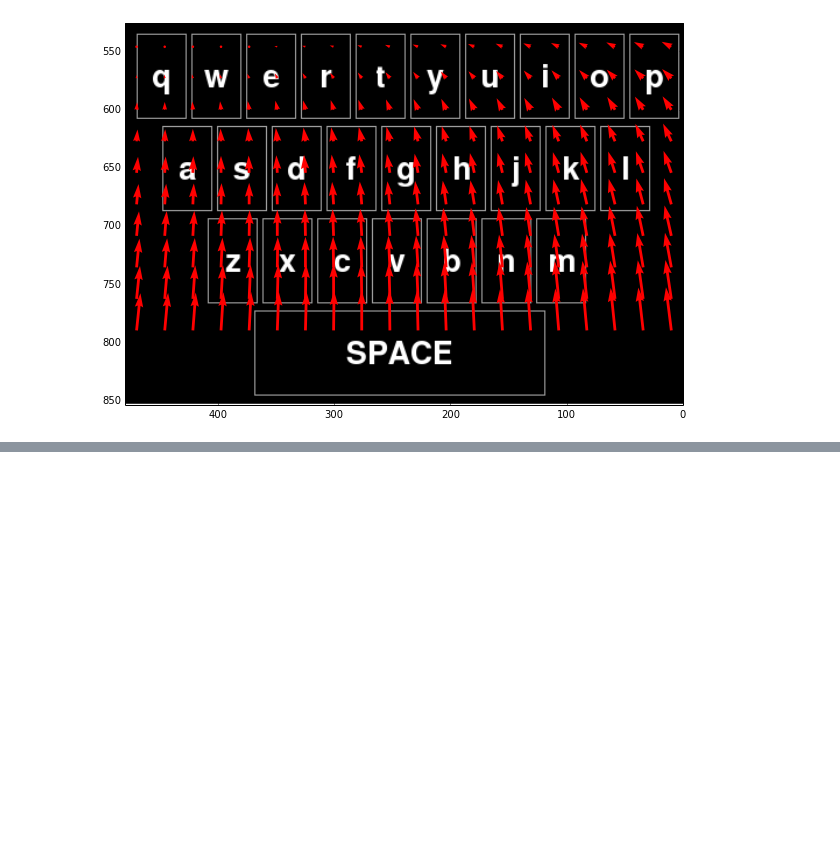
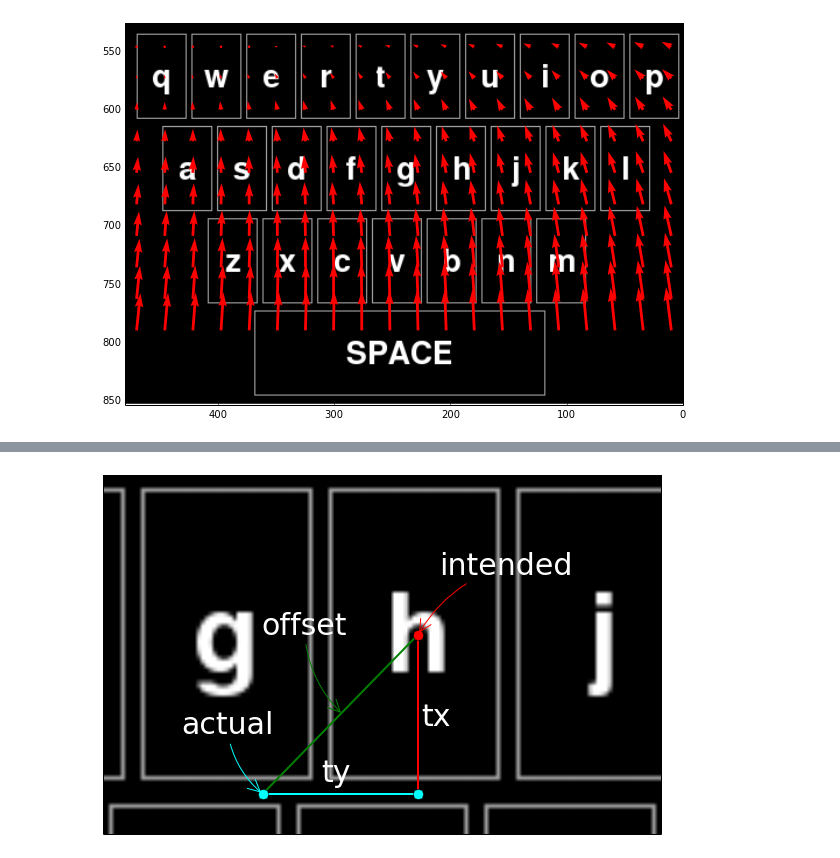
Before and after one commit to Vorte/Level5Project, a Jupyter notebook: notebooks/offsets/OffsetModel.ipynb, the cells around one changed output, grey strips where cells are left out. Drawn from its saved outputs; the diff is of its cells as text; code cells hidden in the pictures; blank space fills up the shorter version.

Commit message:
added script explaining the way offsets are modelled

```diff
--- a/notebooks/offsets/OffsetModel.ipynb
+++ b/notebooks/offsets/OffsetModel.ipynb
@@ -238,0 +236,42 @@ plt.show()
+# %%
+fig = plt.figure(1,figsize=(10,7))
+ax = fig.add_subplot(111, autoscale_on=False, xlim=(210,350), ylim=(175, 85))
+
+im = plt.imread("../../keyboard.png")
+implot = plt.imshow(im)
+#, extent=[0, 64, 92, 0])
+
+#fig= plt.figure(figsize=(4, 6))
+
+x = [289, 250]
+y = [125, 165]
+plt.plot(x, y, linewidth = 2.0, marker = 'o', color = 'green', markersize = 10)
+
+x = [289, 289]
+y = [125, 165]
+plt.plot(x, y, linewidth = 2.0, marker = 'o', color = 'r', markersize = 10)
+
+x = [250, 289]
+y = [165, 165]
+plt.plot(x, y, linewidth = 2.0, marker = 'o', color = 'cyan', markersize = 10)
+
+ax.annotate('offset', xy=(270, 145), color = 'w', xytext=(250, 125), size = 30,
+           arrowprops=dict(arrowstyle="->", connectionstyle="arc3,rad=.2", color='green'))
+
+ax.annotate('intended', xy=(289, 125), color = 'w', xytext=(295, 110), size = 30,
+           arrowprops=dict(arrowstyle="->", connectionstyle="arc3,rad=.2", color='red'))
+
+ax.annotate('actual', xy=(250, 165), color = 'w', xytext=(230, 150), size = 30,
+           arrowprops=dict(arrowstyle="->", connectionstyle="arc3,rad=.2", color='cyan'))
+
+
+ax.annotate('tx', xy=(290, 150), color='w', xytext = (290, 148), size=30)
+ax.annotate('ty', xy=(290, 150), color='w', xytext = (265, 162), size = 30)
+
+plt.xticks(())
+plt.yticks(())
+
+plt.savefig('/home/dimitar/Desktop/Latex/L5Project/mpaper/img/key_offset.png', bbox_inches='tight', dpi=400)
+plt.show()
+# %% [output]
+[figure, added]
```
Also changed, not shown: parts of 2 cells of this notebook, 2 other files.
